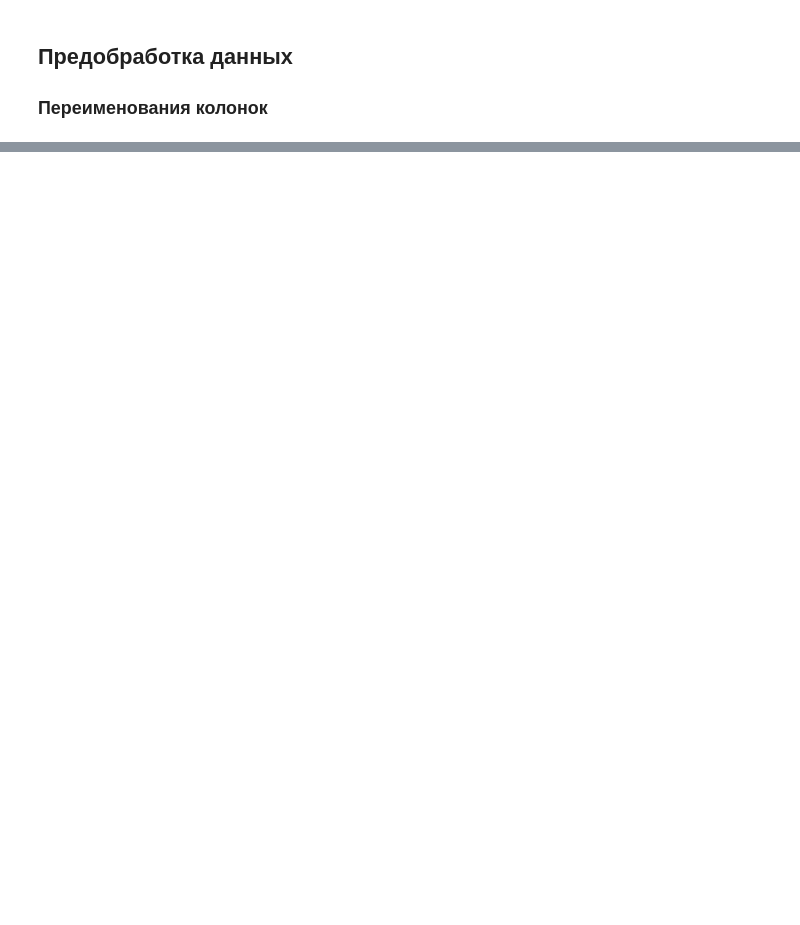
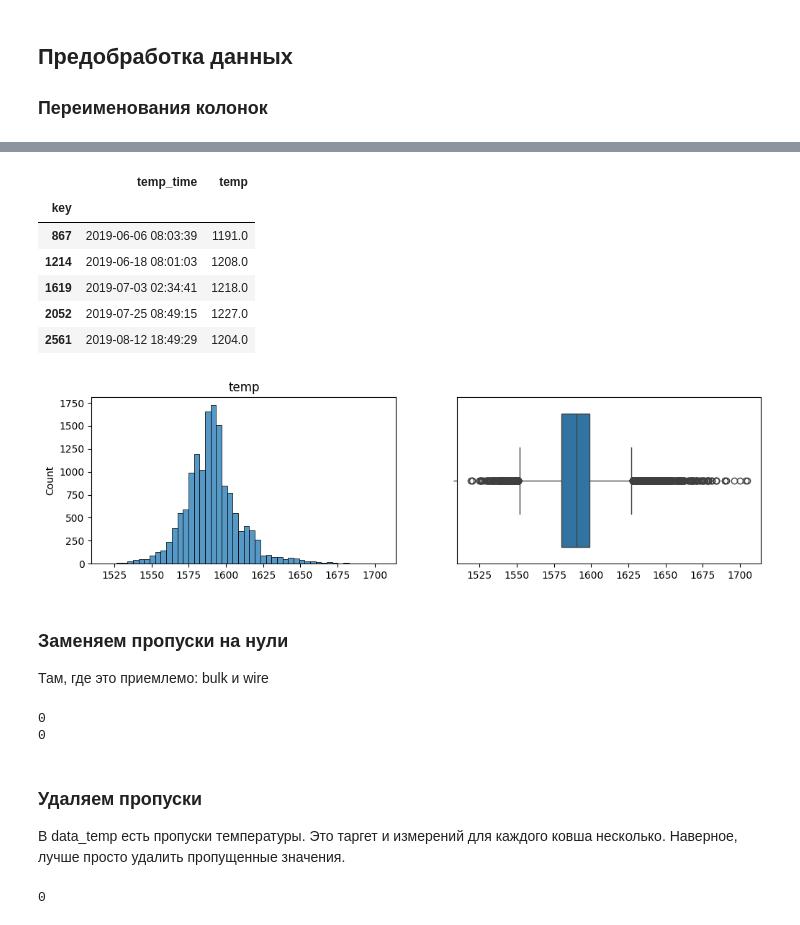
Before and after one commit to wtom76/practicum, a Jupyter notebook: final/0d09d352-9cae-4cc7-85c2-f88ea711ad45.ipynb, the cells around one changed output, grey strips where cells are left out. Saved outputs shown, nothing was run; the diff lists cells and outputs as text; code cells hidden in the pictures; blank space fills up the shorter version.

Commit message:
temp + arc

```diff
--- a/final/0d09d352-9cae-4cc7-85c2-f88ea711ad45.ipynb
+++ b/final/0d09d352-9cae-4cc7-85c2-f88ea711ad45.ipynb
@@ -522,0 +540,32 @@ Index(['wire_time_01', 'wire_time_02', 'wire_time_03', 'wire_time_04',
+# %%
+display(data_temp.query('temp < 1400'))
+data_temp.drop(index=data_temp.query('temp < 1400').index, inplace=True)
+plot_num_cont(data_temp)
+# %% [output]
+|  | temp_time | temp |
+| key |  |  |
+| 867 | 2019-06-06 08:03:39 | 1191.0 |
+| 1214 | 2019-06-18 08:01:03 | 1208.0 |
+| 1619 | 2019-07-03 02:34:41 | 1218.0 |
+| 2052 | 2019-07-25 08:49:15 | 1227.0 |
+| 2561 | 2019-08-12 18:49:29 | 1204.0 |
+[figure, added]
+# %% [markdown]
+### Заменяем пропуски на нули
+Там, где это приемлемо: bulk и wire
+# %%
+data_bulk.fillna(value=0, inplace=True)
+data_wire.fillna(value=0, inplace=True)
+print(data_bulk.isna().sum().sum())
+print(data_wire.isna().sum().sum())
+# %% [output]
+0
+0
+# %% [markdown]
+### Удаляем пропуски
+В data_temp есть пропуски температуры. Это таргет и измерений для каждого ковша несколько. Наверное, лучше просто удалить пропущенные значения.
+# %%
+data_temp.dropna(inplace=True)
+print(data_temp.isna().sum().sum())
+# %% [output]
+0
```
Also changed, not shown: parts of 33 cells of this notebook.
